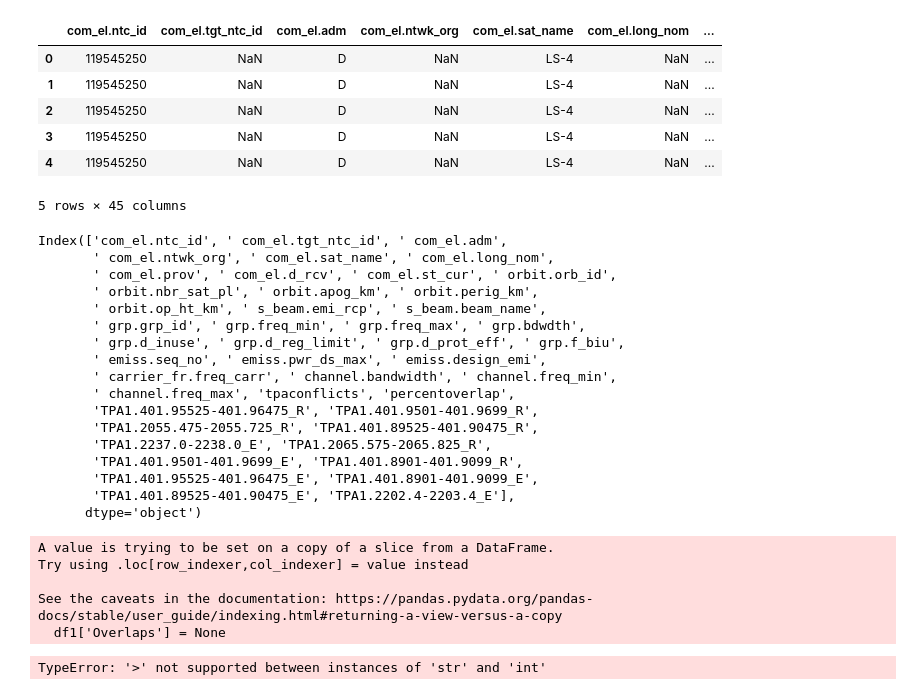
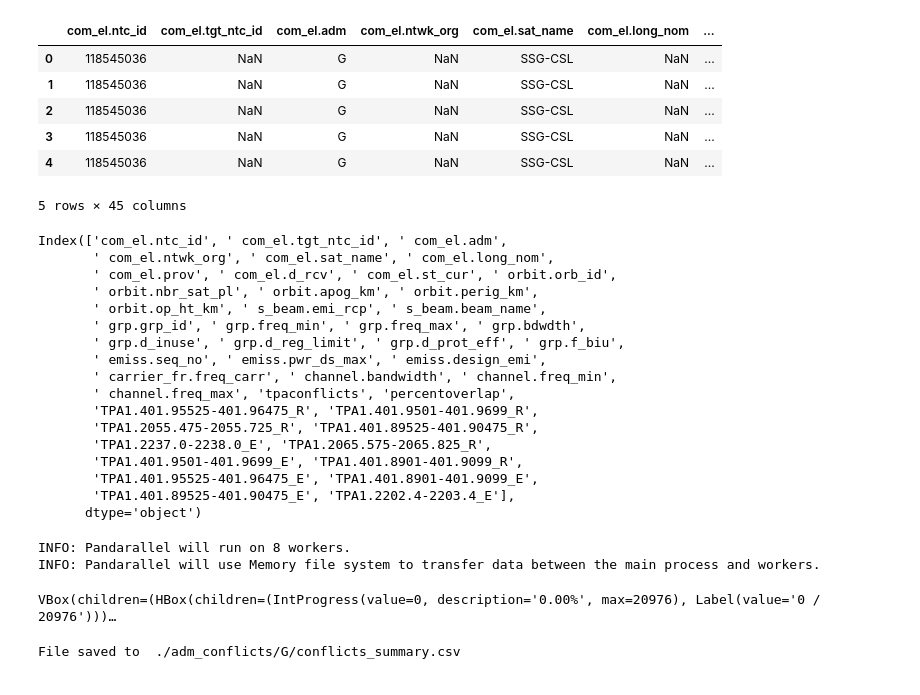
Before and after one commit to Mencarelli-Simone/TPA1_ITU_SE_SIEVE, a Jupyter notebook: summary table.ipynb, the cells around one changed output. Drawn from its saved outputs; the diff is of its cells as text; code cells hidden in the pictures.

Commit message:
summary table addded, and corrected, to be finished testing

```diff
--- a/summary table.ipynb
+++ b/summary table.ipynb
@@ -14,19 +15,19 @@ import pandarallel
 pd.set_option('display.max_rows', None)
 # %%
 # pick a country and import the conflicts
-adm = 'D'
+adm = 'G'
 file = 'expanded_combined_tables_conflicts_lettersatnames.csv'
 filepath = os.path.join('.', 'adm_conflicts', adm, file)
-df = pd.read_csv(filepath)
+df = pd.read_csv(filepath, low_memory=False)
 display(df.head())
 print(df.columns)
 # %% [output]
 |  | com_el.ntc_id | com_el.tgt_ntc_id | com_el.adm | com_el.ntwk_org | com_el.sat_name | com_el.long_nom | ... |
-| 0 | 119545250 | NaN | D | NaN | LS-4 | NaN | ... |
-| 1 | 119545250 | NaN | D | NaN | LS-4 | NaN | ... |
-| 2 | 119545250 | NaN | D | NaN | LS-4 | NaN | ... |
-| 3 | 119545250 | NaN | D | NaN | LS-4 | NaN | ... |
-| 4 | 119545250 | NaN | D | NaN | LS-4 | NaN | ... |
+| 0 | 118545036 | NaN | G | NaN | SSG-CSL | NaN | ... |
+| 1 | 118545036 | NaN | G | NaN | SSG-CSL | NaN | ... |
+| 2 | 118545036 | NaN | G | NaN | SSG-CSL | NaN | ... |
+| 3 | 118545036 | NaN | G | NaN | SSG-CSL | NaN | ... |
+| 4 | 118545036 | NaN | G | NaN | SSG-CSL | NaN | ... |
 5 rows × 45 columns
 Index(['com_el.ntc_id', ' com_el.tgt_ntc_id', ' com_el.adm',
        ' com_el.ntwk_org', ' com_el.sat_name', ' com_el.long_nom',
@@ -47,6 +48,11 @@ Index(['com_el.ntc_id', ' com_el.tgt_ntc_id', ' com_el.adm',
       dtype='object')
 # %%
 # funcition to extract the table
+# Initialize pandarallel
+num_logical_processors = os.cpu_count()
+pandarallel.initialize(nb_workers=num_logical_processors, progress_bar=True)
+
+
 def summary_table(df):
     # columns to keep
     cols = [
@@ -72,21 +78,29 @@ def summary_table(df):
         'SDN fc=2202.9 bw=1M'
     ]
     # get the columns
-    df1 = df[cols]
+    df1 = df[cols].copy()
+    if df1.empty:
+        print("❗ DataFrame is empty")
+        return pd.DataFrame(columns=[
+            'Sat Name', 'Beam Name', 'Carrier Freq. (fc)', 'Bandwidth', 'Overlaps'
+        ])
     # add a literal column
-    df1['Overlaps'] = None
+    df1.loc[:, 'Overlaps'] = None
+
     def functiontoapply(row):
-        confidx = row['tpaconflicts'].split(':')
-        confidx = confidx[:,-1]
-        perc = row['percentoverlap'].split(':')
+        confidx = [int(x.strip()) for x in str(row['tpaconflicts']).split(':') if x.strip().isdigit()]
+        perc = str(row['percentoverlap']).split(':')
         overlap = []
-        for i in range(len(perc)):
-            over = str(lookupnames[confidx[i]]) +' '+ str(perc[i])+'% overlap'
+        for i in range(len(perc) - 1):
+            over = str(lookupnames[confidx[i]]) + ' ' + str(perc[i]) + '% overlap'
             overlap.append(over)
         row['Overlaps'] = ' : '.join(overlap)
+        if row['Overlaps'] == None:
+            row['Overlaps'] = ' No Conflicts'
         return row
+
     # apply in parallel to all rows
-    if len(df1>24):
+    if len(df1) > 24:
         df1 = df1.parallel_apply(functiontoapply, axis=1)
     else:
         df1 = df1.apply(functiontoapply, axis=1)
@@ -97,23 +111,20 @@ def summary_table(df):
     df1 = df1.rename(columns={
         ' com_el.sat_name': 'Sat Name',
         ' s_beam.beam_name': 'Beam Name',
-        ' carrier_fr.freq_carr' : 'Carrier Freq. (fc)',
-        ' channel.bandwidth' : 'Bandwidth',}) # this is calculated from the emission designator code e.g. 19k8XXX
+        ' carrier_fr.freq_carr': 'Carrier Freq. (fc)',
+        ' channel.bandwidth': 'Bandwidth', })  # this is calculated from the emission designator code e.g. 19k8XXX
     return df1
+# %% [output]
+INFO: Pandarallel will run on 8 workers.
+INFO: Pandarallel will use Memory file system to transfer data between the main process and workers.
 # %%
 # apply to dataframe
 table = summary_table(df)
-# init pandaralle
-# Initialize pandarallel
-num_logical_processors = os.cpu_count()
-pandarallel.initialize(nb_workers=num_logical_processors, progress_bar=True)
+
 # export
-outpath = os.path.join('.', 'adm_conflicts', adm,'conflicts_summary.csv')
+outpath = os.path.join('.', 'adm_conflicts', adm, 'conflicts_summary.csv')
 table.to_csv(outpath, index=False)
+print('File saved to ', outpath)
 # %% [output]
-A value is trying to be set on a copy of a slice from a DataFrame.
-Try using .loc[row_indexer,col_indexer] = value instead
-
-See the caveats in the documentation: https://pandas.pydata.org/pandas-docs/stable/user_guide/indexing.html#returning-a-view-versus-a-copy
-  df1['Overlaps'] = None
+VBox(children=(HBox(children=(IntProgress(value=0, description='0.00%', max=20976), Label(value='0 / 20976')))…
-TypeError: '>' not supported between instances of 'str' and 'int'
+File saved to  ./adm_conflicts/G/conflicts_summary.csv
```
Also changed, not shown: parts of 2 cells of this notebook.
